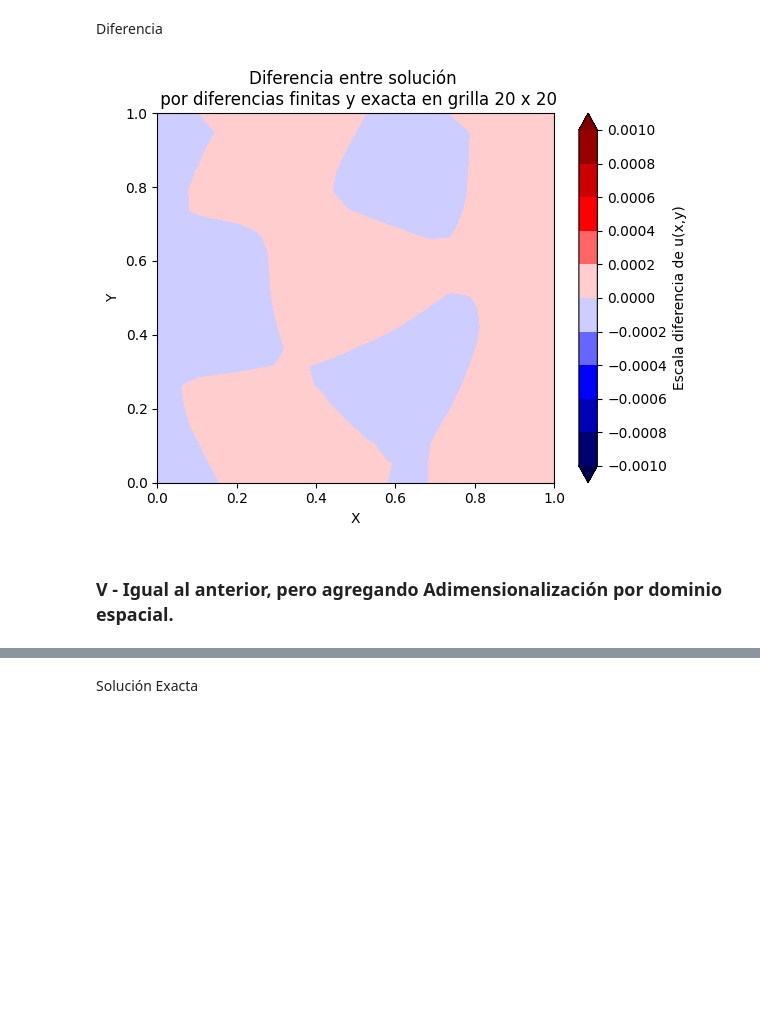
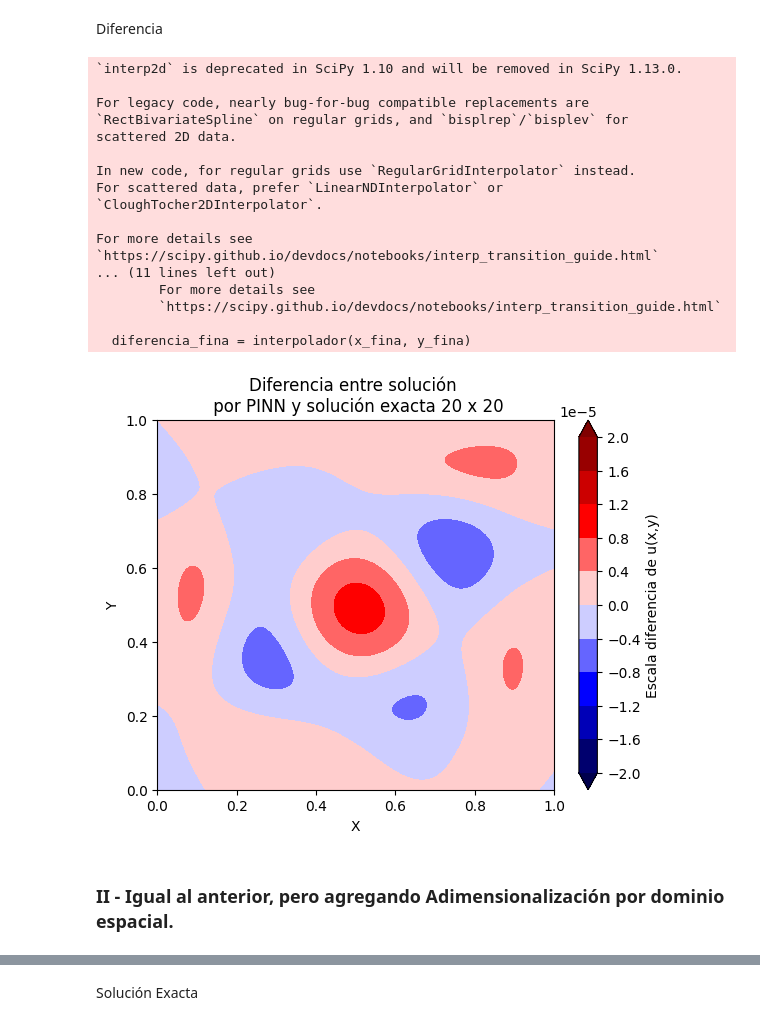
Before and after one commit to fabriciolopretto/PINN, a Jupyter notebook: punto_1/punto_1_pinn_alter.ipynb, the cells around one changed output, grey strips where cells are left out. Cells and saved outputs as stored; diff of their text form; code cells hidden in the pictures; blank space fills up the shorter version.

```diff
--- a/punto_1/punto_1_pinn_alter.ipynb
+++ b/punto_1/punto_1_pinn_alter.ipynb
@@ -400,26 +507,53 @@ Diferencia
 # %%
 # Calcula la diferencia entre los dos campos
 diferencia_20x20 = u_pred_20x20 - u_SE_20x20
 
 # Define una grilla para las coordenadas X e Y
 x = np.linspace(0, 1, diferencia_20x20.shape[1])
 y = np.linspace(0, 1, diferencia_20x20.shape[0])
-X, Y = np.meshgrid(x, y)
+
+# Crea la grilla fina (1000x1000) para interpolación
+x_fina = np.linspace(0, 1, 1000)
+y_fina = np.linspace(0, 1, 1000)
+
+# Interpolación de la diferencia
+interpolador = interp2d(x, y, diferencia_20x20, kind='cubic')
+diferencia_fina = interpolador(x_fina, y_fina)
+
+# Define la nueva grilla fina para graficar
+X_fina, Y_fina = np.meshgrid(x_fina, y_fina)
 
 # Plotea la diferencia usando contourf
-plt.contourf(X, Y, diferencia_20x20, cmap='seismic', levels=[-0.0010, -0.0008, -0.0006, -0.0004, -0.0002, 0.000, 0.0002, 0.0004, 0.0006, 0.0008, 0.0010], vmin=-0.0010, vmax=0.0010, extend='both')
-plt.colorbar(label='Escala diferencia de u(x,y)', extend='both', ticks=[-0.0010, -0.0008, -0.0006, -0.0004, -0.0002, 0.000, 0.0002, 0.0004, 0.0006, 0.0008, 0.0010])
-plt.title('Diferencia entre solución \n por diferencias finitas y exacta en grilla 20 x 20')
+plt.contourf(X_fina, Y_fina, diferencia_fina, cmap='seismic', levels=[-0.000020, -0.000016, -0.000012, -0.000008, -0.000004, 0.000000, 0.000004, 0.000008, 0.000012, 0.000016, 0.000020], vmin=-0.000020, vmax=0.000020, extend='both')
+plt.colorbar(label='Escala diferencia de u(x,y)', extend='both', ticks=[-0.000020, -0.000016, -0.000012, -0.000008, -0.000004, 0.000000, 0.000004, 0.000008, 0.000012, 0.000016, 0.000020])
+plt.title('Diferencia entre solución \n por PINN y solución exacta 20 x 20')
 plt.xlabel('X')
 plt.ylabel('Y')
 plt.show()
 
 # Limpia la variable
 del diferencia_20x20
 # %% [output]
+`interp2d` is deprecated in SciPy 1.10 and will be removed in SciPy 1.13.0.
+
+For legacy code, nearly bug-for-bug compatible replacements are
+`RectBivariateSpline` on regular grids, and `bisplrep`/`bisplev` for
+scattered 2D data.
+
+In new code, for regular grids use `RegularGridInterpolator` instead.
+For scattered data, prefer `LinearNDInterpolator` or
+`CloughTocher2DInterpolator`.
+
+For more details see
+`https://scipy.github.io/devdocs/notebooks/interp_transition_guide.html`
+... (11 lines left out)
+        For more details see
+        `https://scipy.github.io/devdocs/notebooks/interp_transition_guide.html`
+
+  diferencia_fina = interpolador(x_fina, y_fina)
-[figure, old version]
+[figure, new version]
 # %% [markdown]
-### V - Igual al anterior, pero agregando Adimensionalización por dominio espacial.
+### II - Igual al anterior, pero agregando Adimensionalización por dominio espacial.
 # %%
 # Define la red neuronal
 class PINN(nn.Module):
```
Also changed, not shown: parts of 9 cells of this notebook, 6 other files.
